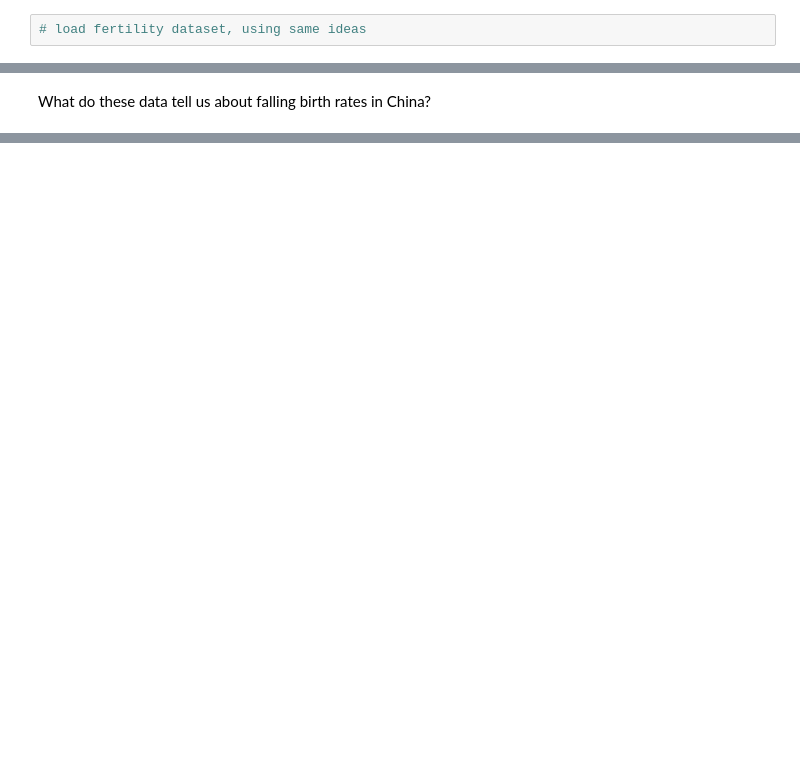
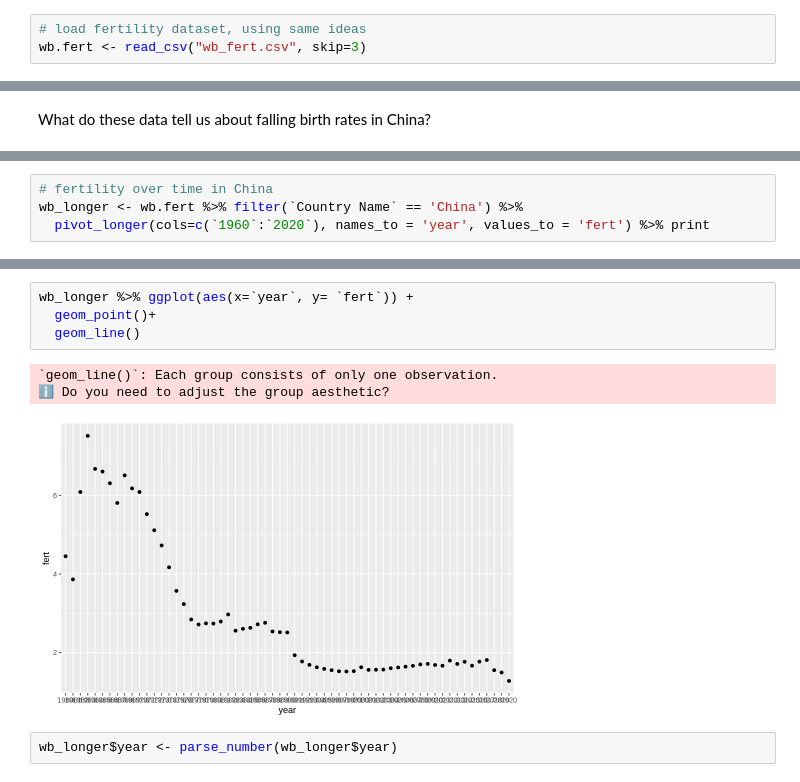
Before and after one commit to jravi123/stats306-w23, a Jupyter notebook: lectures/week7/lecture10.ipynb, the cells around one changed output, grey strips where cells are left out. Drawn from its saved outputs; the diff is of its cells as text; blank space fills up the shorter version.

```diff
--- a/lectures/week7/lecture10.ipynb
+++ b/lectures/week7/lecture10.ipynb
@@ -484,3 +496,4 @@ lgl  (1): ...67
 Notice that there is also an extraneous 67-th column added to the very end of the data frame. This is because the rows of `wb_pop` all end in a comma.
 # %%
 # load fertility dataset, using same ideas
+wb.fert <- read_csv("wb_fert.csv", skip=3)
@@ -569,0 +538,4 @@ Finally, we can use these data to study more factors that contributed to declini
+# %%
+# fertility over time in China
+wb_longer <- wb.fert %>% filter(`Country Name` == 'China') %>%
+  pivot_longer(cols=c(`1960`:`2020`), names_to = 'year', values_to = 'fert') %>% print
@@ -569,0 +571,10 @@ Finally, we can use these data to study more factors that contributed to declini
+# %%
+wb_longer %>% ggplot(aes(x=`year`, y= `fert`)) +
+  geom_point()+
+  geom_line()
+# %% [output]
+`geom_line()`: Each group consists of only one observation.
+ℹ Do you need to adjust the group aesthetic?
+[figure, added]
+# %%
+wb_longer$year <- parse_number(wb_longer$year)
```
Also changed, not shown: parts of 30 cells of this notebook.
